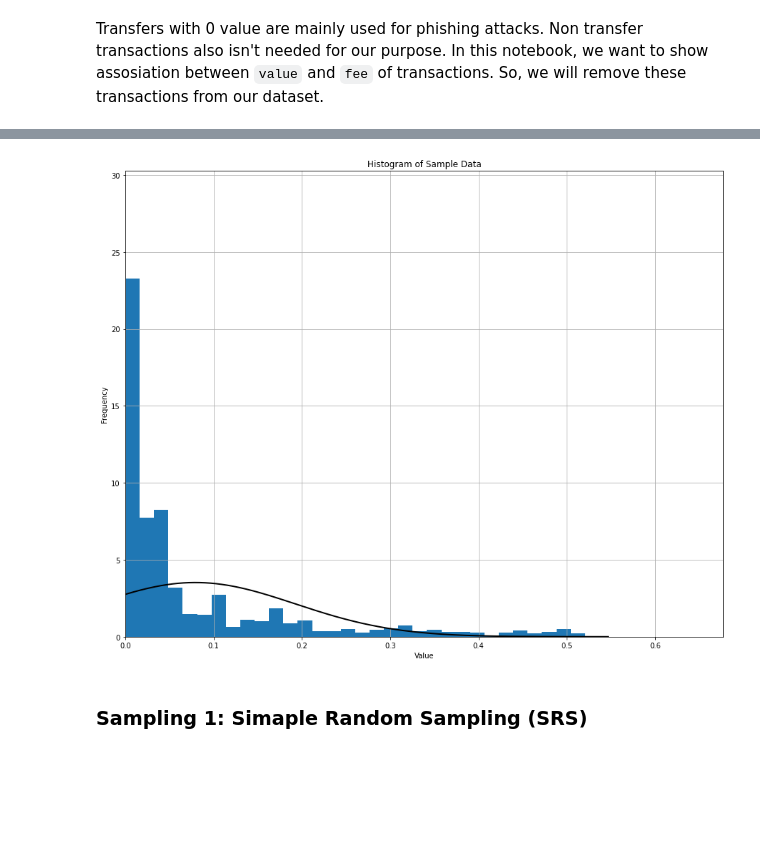
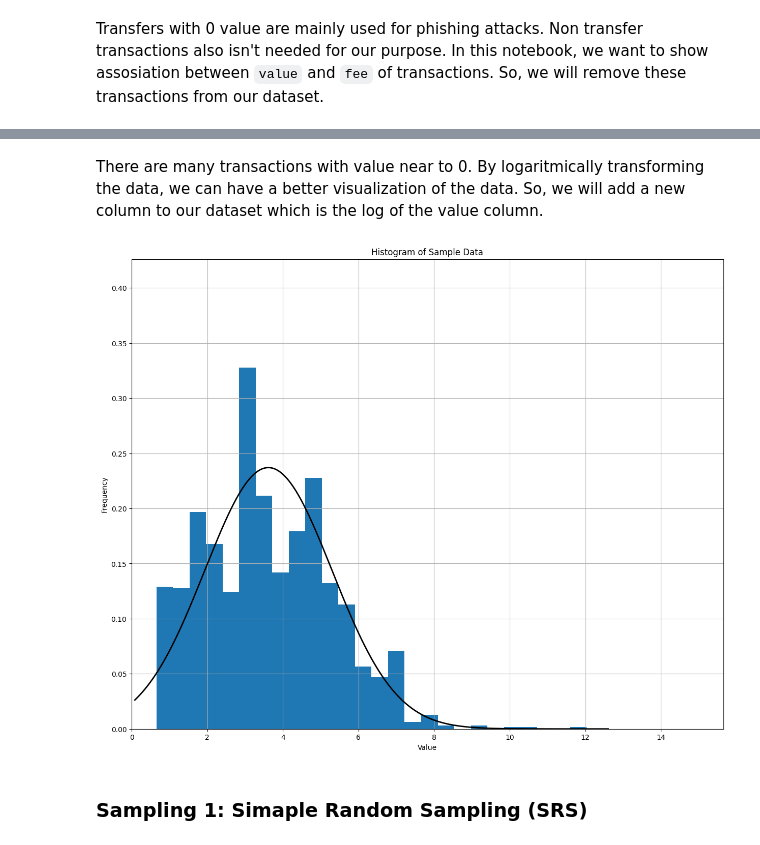
Before and after one commit to Hadi-loo/Introduction-to-Data-Science-Course, a Jupyter notebook: CA0. Web Scrapping/web scrapping.ipynb, the cells around one changed output, grey strips where cells are left out. Drawn from its saved outputs; the diff is of its cells as text; code cells hidden in the pictures; blank space fills up the shorter version.

```diff
--- a/CA0. Web Scrapping/web scrapping.ipynb
+++ b/CA0. Web Scrapping/web scrapping.ipynb
@@ -632,7 +642,10 @@ df = df[~(df['Value'] == 0)]
+# %% [markdown]
+There are many transactions with value near to 0. By logaritmically transforming the data, we can have a better visualization of the data. So, we will add a new column to our dataset which is the log of the value column.
 # %%
+df['Value'] = np.log(df['Value'] + 0.000001) * -1
 plot_histogram(df['Value'])
 # %% [output]
-[figure, old version]
+[figure, new version]
 # %% [markdown]
 ### Sampling 1: Simaple Random Sampling (SRS)
 # %%
```
Also changed, not shown: parts of 20 cells of this notebook.
